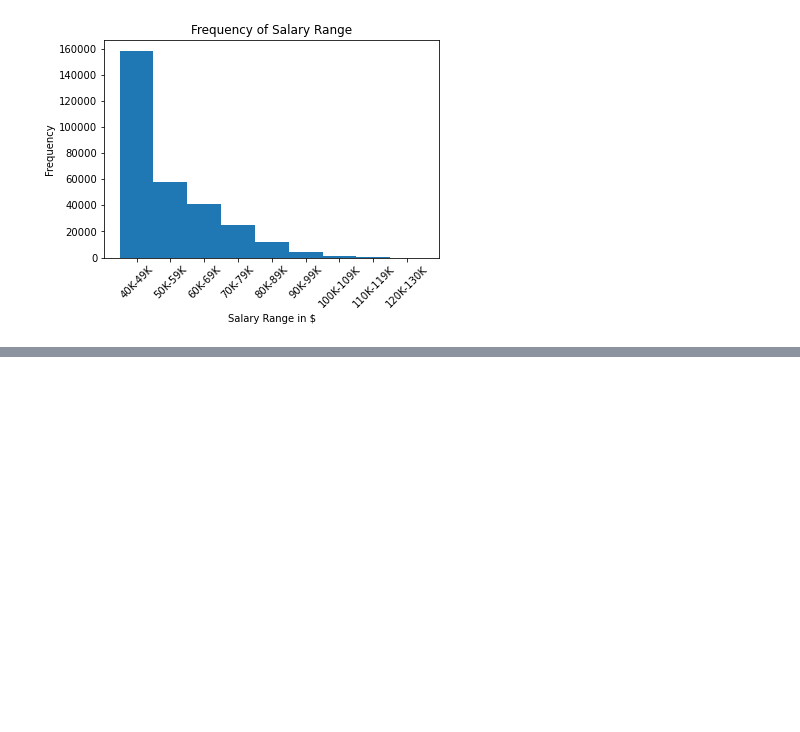
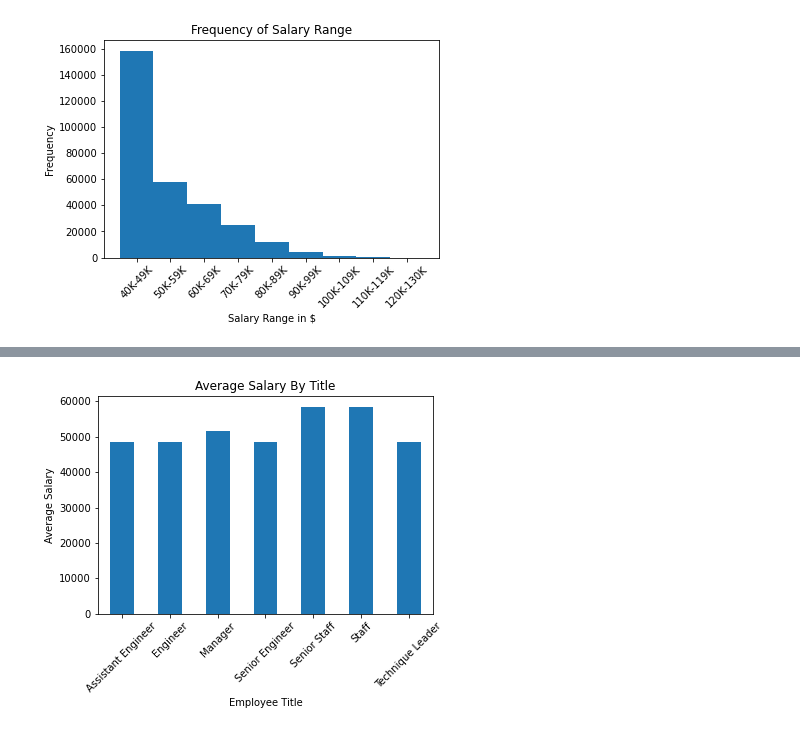
Before and after one commit to lmodenbach/sql-challenge, a Jupyter notebook: EmployeeSQL/dataVisualizations.ipynb, the cells around one changed output, grey strips where cells are left out. Saved outputs shown, nothing was run; the diff lists cells and outputs as text; code cells hidden in the pictures; blank space fills up the shorter version.

Commit message:
first  version of complete bar chart

```diff
--- a/EmployeeSQL/dataVisualizations.ipynb
+++ b/EmployeeSQL/dataVisualizations.ipynb
@@ -107,11 +109,6 @@ plt.show()
 # %%
-#Create a bar chart of average salary by title
-#merge salaries with employees based on emp_no, merge with titles based on emp_title_id
-#mean of salary by title: study_data_capomulin.groupby(['Mouse ID'])['Weight (g)'].mean()
-
-
 employee_salary_df = employees_df.merge(salaries_df, on=['emp_no'], how='inner')
 employee_salary_df.rename(columns={'emp_title_id':'title_id'}, inplace=True)
-#employee_salary_title_df = employee_salary_df.merge(titles_df, on=['title_id'], how='inner')
-#employee_salary_title_df.head(10)
+employee_salary_title_df = employee_salary_df.merge(titles_df, on=['title_id'], how='inner')
+employee_salary_title_df.head(10)
 # %% [output]
@@ -118,0 +126,7 @@ TypeError: Index(...) must be called with a collection of some kind, 'emp_title_
+# %%
+avg_salaries = employee_salary_title_df.groupby(['titles'])['salary'].mean()
+avg_salaries = avg_salaries.round(3)
+bar_chart_avg_salaries = avg_salaries.plot.bar(title='Average Salary By Title', xlabel='Employee Title', ylabel='Average Salary', rot=45)
+#color=['red', 'blue', 'blue', 'blue', 'blue', 'blue', 'blue']
+# %% [output]
+[figure, added]
```
Also changed, not shown: parts of 3 cells of this notebook.
